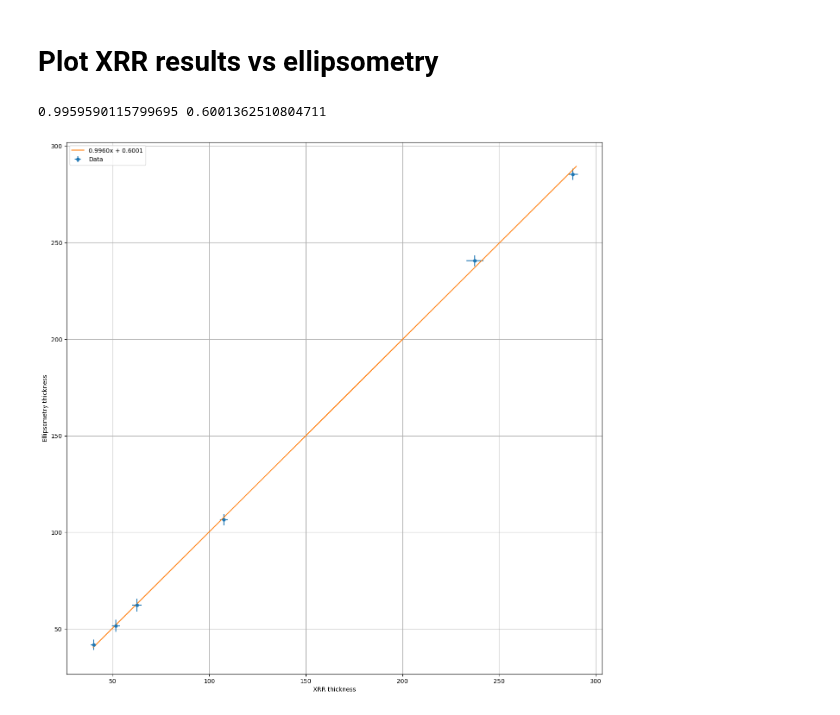
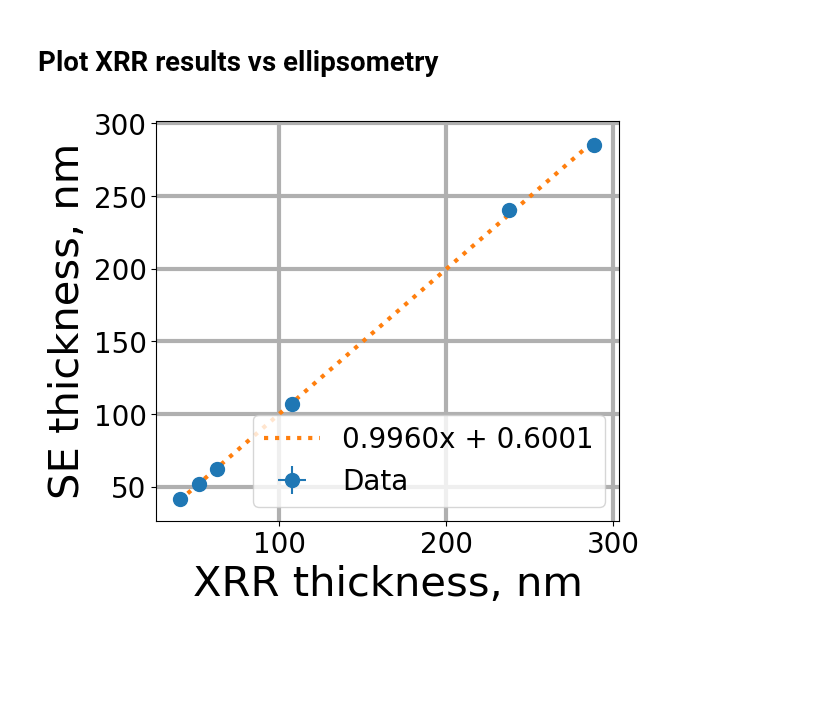
Before and after one commit to ELFREELAND/xrf-thickness-studies, a Jupyter notebook: maps/all_samples_plotter.ipynb, the cells around one changed output. Cells and saved outputs as stored; diff of their text form; code cells hidden in the pictures; blank space fills up the shorter version.

Commit message:
flexible plotting scripts
all samples plotter, scan time studies plotter now support easy adjustment of plot parameters

```diff
--- a/maps/all_samples_plotter.ipynb
+++ b/maps/all_samples_plotter.ipynb
@@ -29,11 +29,15 @@ def simpleLinReg(x, y):
 # %% [markdown]
 # Figure parameters
 # %%
-ms = 15 #marker size
-title_font = {"fontsize": 24}
-legend_font_size = 16
-axes_font = {"fontsize": 20}
-tick_label_size = 16
+ms = 20 #marker size
+title_font = {"fontsize": 36}
+legend_font_size = 20
+axes_font = {"fontsize": 30}
+tick_label_size = 20
+fit_line_size = 3
+grid_width = 3
+
+figure_size = (6, 5)
 # %% [markdown]
 # Plot line intensities vs. xrr thickness
 # %%
@@ -109,26 +154,28 @@ plt.savefig("ell_thickness_graph.png")
 # %% [markdown]
 # Plot XRR results vs ellipsometry
 # %%
-f, ax = plt.subplots(figsize=(16,16))
+f, ax = plt.subplots(figsize=figure_size, layout="constrained")
 
 fit = simpleLinReg(all_data[0:,1][mask], all_data[0:,3][mask])
 
 ax.errorbar(all_data[0:,1][mask], all_data[0:,3][mask],
             xerr=all_data[0:,2][mask], yerr=all_data[0:, 4][mask],
-            linestyle="None", marker=".", markersize=10, label = "Data")
+            linestyle="None", marker=".", markersize=ms, label = "Data")
 
 ax.set_xlabel("XRR thickness")
 ax.set_ylabel("Ellipsometry thickness")
 
-ax.plot(np.linspace(40, 290), np.linspace(40, 290)*fit[0] + fit[1],
-        label="{0[0]:.4f}x + {0[1]:.4f}".format(fit))
+ax.plot(np.linspace(40, 290), np.linspace(40, 290)*fit[0] + fit[1], ":",
+        linewidth=fit_line_size, label="{0[0]:.4f}x + {0[1]:.4f}".format(fit))
 
-ax.grid(True)
-ax.legend(loc="upper left")
-
-print(fit[0], fit[1])
+ax.grid(visible=True, linewidth=grid_width)
+ax.set_ylabel("SE thickness, nm", fontdict=axes_font)
+ax.set_xlabel("XRR thickness, nm", fontdict=axes_font)
+#ax.set_title("Ellipsometry vs. XRR thickness", fontdict=title_font)
+ax.legend(fontsize=legend_font_size)
+ax.tick_params(axis="both", which="major", labelsize=tick_label_size)
+#ax.tick_params(axis="y", rotation=45)
 
 plt.savefig("xrr_vs_ell.png")
 # %% [output]
-0.9959590115799695 0.6001362510804711
-[figure, old version]
+[figure, new version]
```
Also changed, not shown: parts of 12 cells of this notebook, 17 other files.
